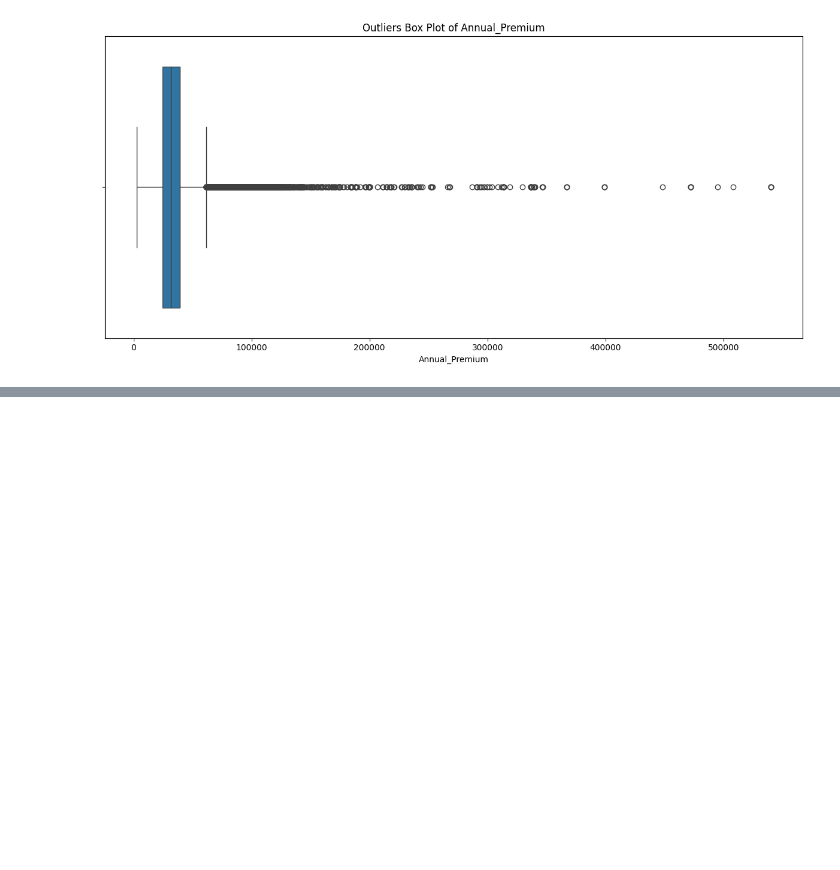
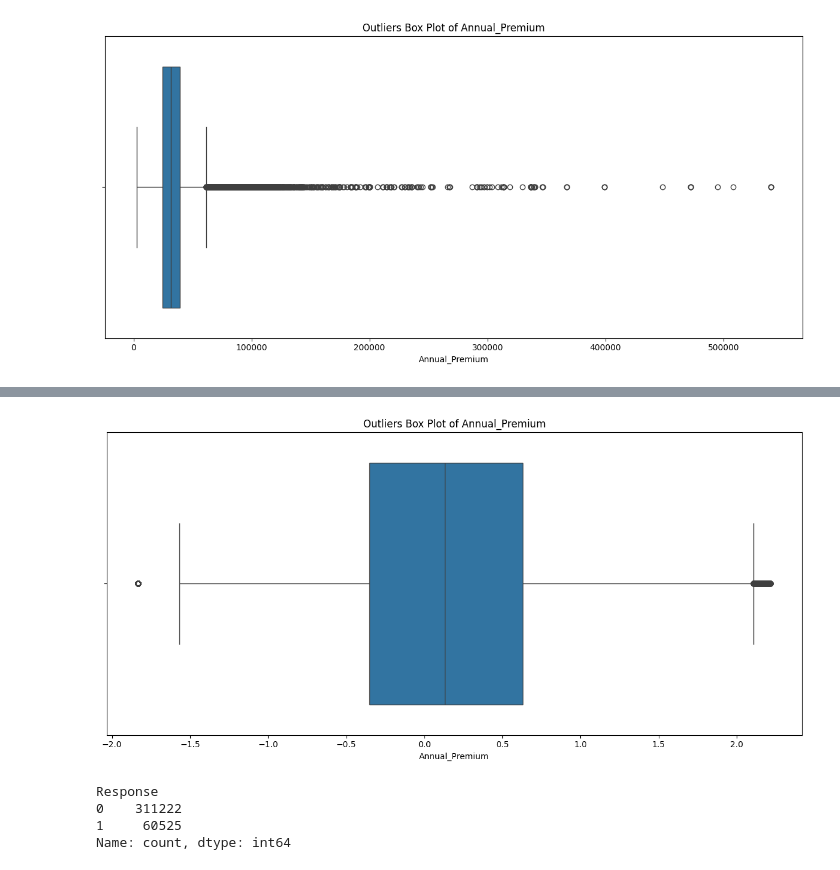
Before and after one commit to Hemanthtak2000/22073706_Project_UoH, a Jupyter notebook: 22073706_Code.ipynb, the cells around one changed output, grey strips where cells are left out. Saved outputs shown, nothing was run; the diff lists cells and outputs as text; code cells hidden in the pictures; blank space fills up the shorter version.

```diff
--- a/22073706_Code.ipynb
+++ b/22073706_Code.ipynb
@@ -189,0 +259,19 @@ DataFrame shape after outlier removal: (371747, 13)
+# %%
+import matplotlib.pyplot as plt
+import seaborn as sns
+
+plt.figure(figsize=(12, 6))
+sns.boxplot(x=Ins_Details_PP_OL['Annual_Premium'])
+plt.title('Outliers Box Plot of Annual_Premium')
+plt.tight_layout()
+plt.show()
+# %% [output]
+[figure, added]
+# %%
+class_counts = Ins_Details_PP_OL['Response'].value_counts()
+print(class_counts)
+# %% [output]
+Response
+0    311222
+1     60525
+Name: count, dtype: int64
```
Also changed, not shown: parts of 16 cells of this notebook.
